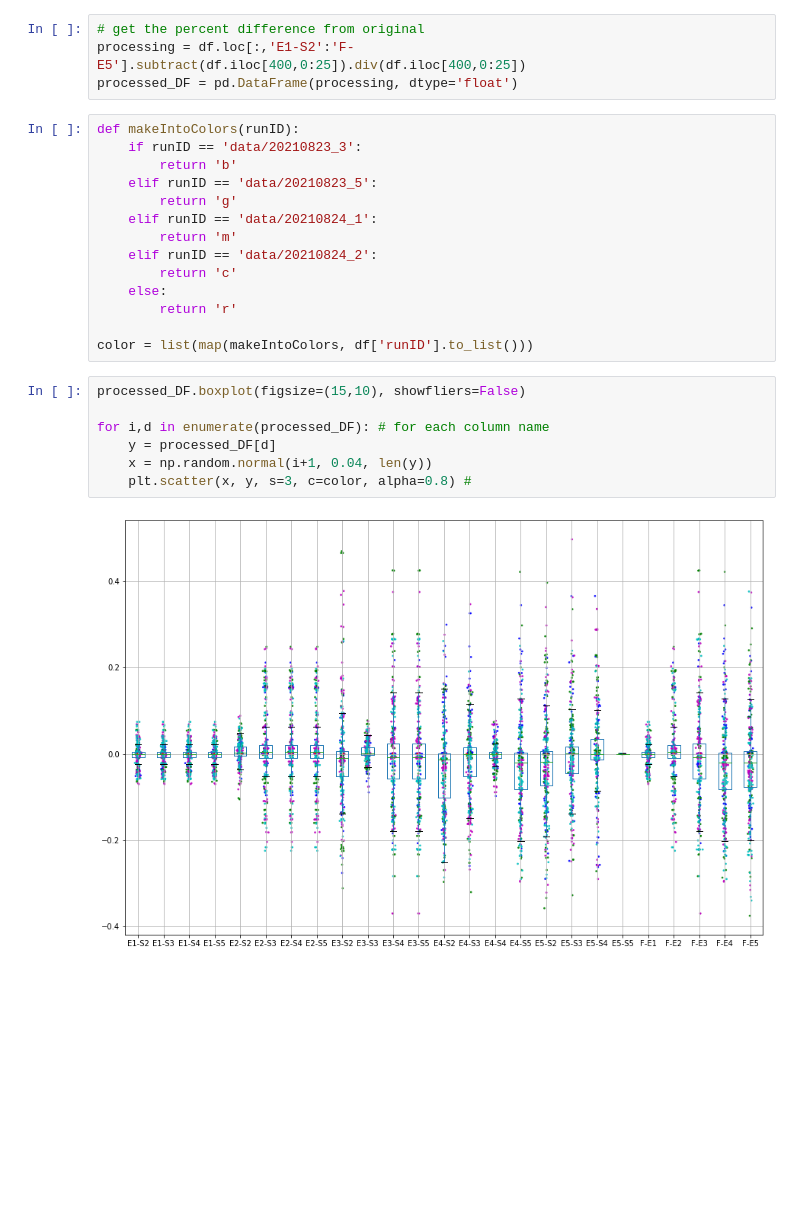
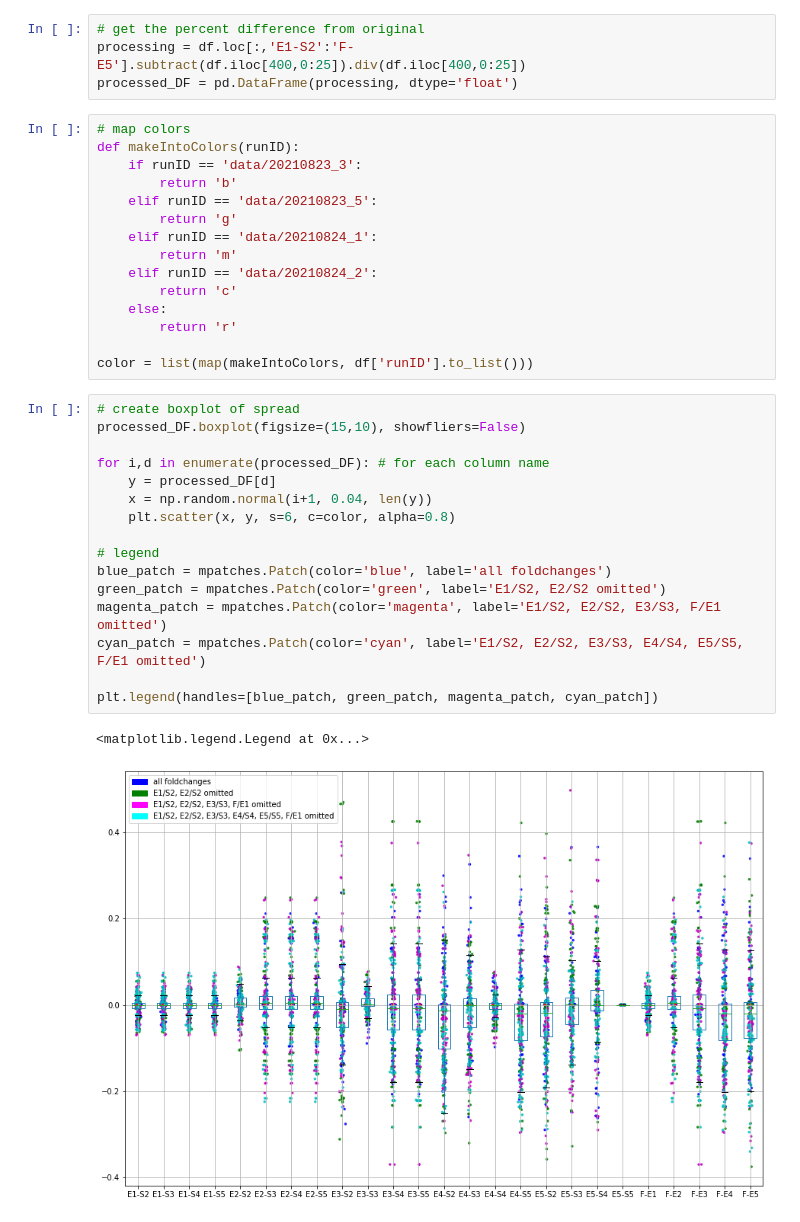
Before and after one commit to janisshin/fitPerturbData, a Jupyter notebook: genAlgo/processGenAlgoData.ipynb, the cells around one changed output. Drawn from its saved outputs; the diff is of its cells as text; blank space fills up the shorter version.

Commit message:
added label

```diff
--- a/genAlgo/processGenAlgoData.ipynb
+++ b/genAlgo/processGenAlgoData.ipynb
@@ -149,6 +150,7 @@ df
 processing = df.loc[:,'E1-S2':'F-E5'].subtract(df.iloc[400,0:25]).div(df.iloc[400,0:25])
 processed_DF = pd.DataFrame(processing, dtype='float')
 # %%
+# map colors
 def makeIntoColors(runID):
     if runID == 'data/20210823_3':
         return 'b'
@@ -163,11 +165,21 @@ def makeIntoColors(runID):
 
 color = list(map(makeIntoColors, df['runID'].to_list()))
 # %%
+# create boxplot of spread
 processed_DF.boxplot(figsize=(15,10), showfliers=False)
 
 for i,d in enumerate(processed_DF): # for each column name
     y = processed_DF[d]
     x = np.random.normal(i+1, 0.04, len(y))
-    plt.scatter(x, y, s=3, c=color, alpha=0.8) #
+    plt.scatter(x, y, s=6, c=color, alpha=0.8)
+
+# legend
+blue_patch = mpatches.Patch(color='blue', label='all foldchanges')
+green_patch = mpatches.Patch(color='green', label='E1/S2, E2/S2 omitted')
+magenta_patch = mpatches.Patch(color='magenta', label='E1/S2, E2/S2, E3/S3, F/E1 omitted')
+cyan_patch = mpatches.Patch(color='cyan', label='E1/S2, E2/S2, E3/S3, E4/S4, E5/S5, F/E1 omitted')
+
+plt.legend(handles=[blue_patch, green_patch, magenta_patch, cyan_patch])
 # %% [output]
+<matplotlib.legend.Legend at 0x...>
-[figure, old version]
+[figure, new version]
```
Also changed, not shown: parts of 1 cell of this notebook.
